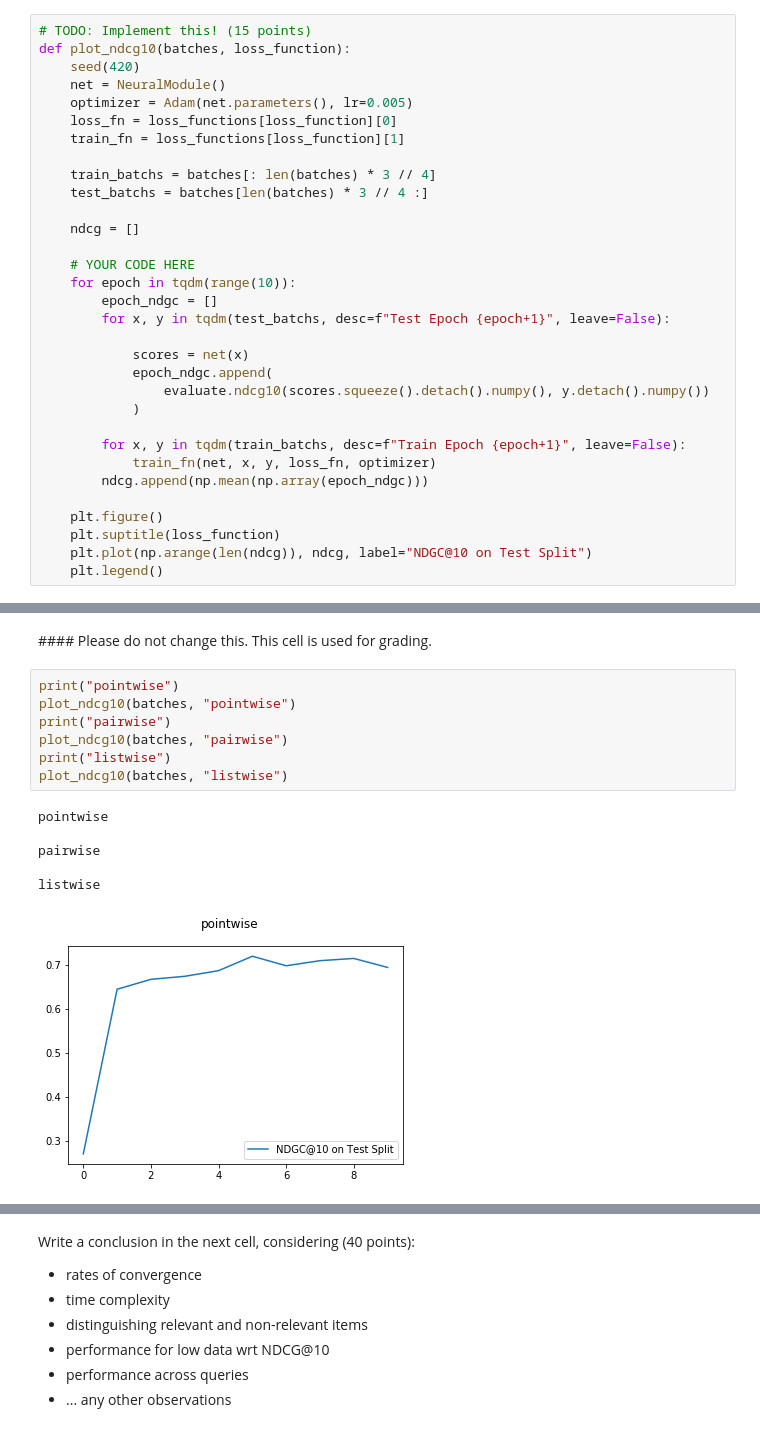
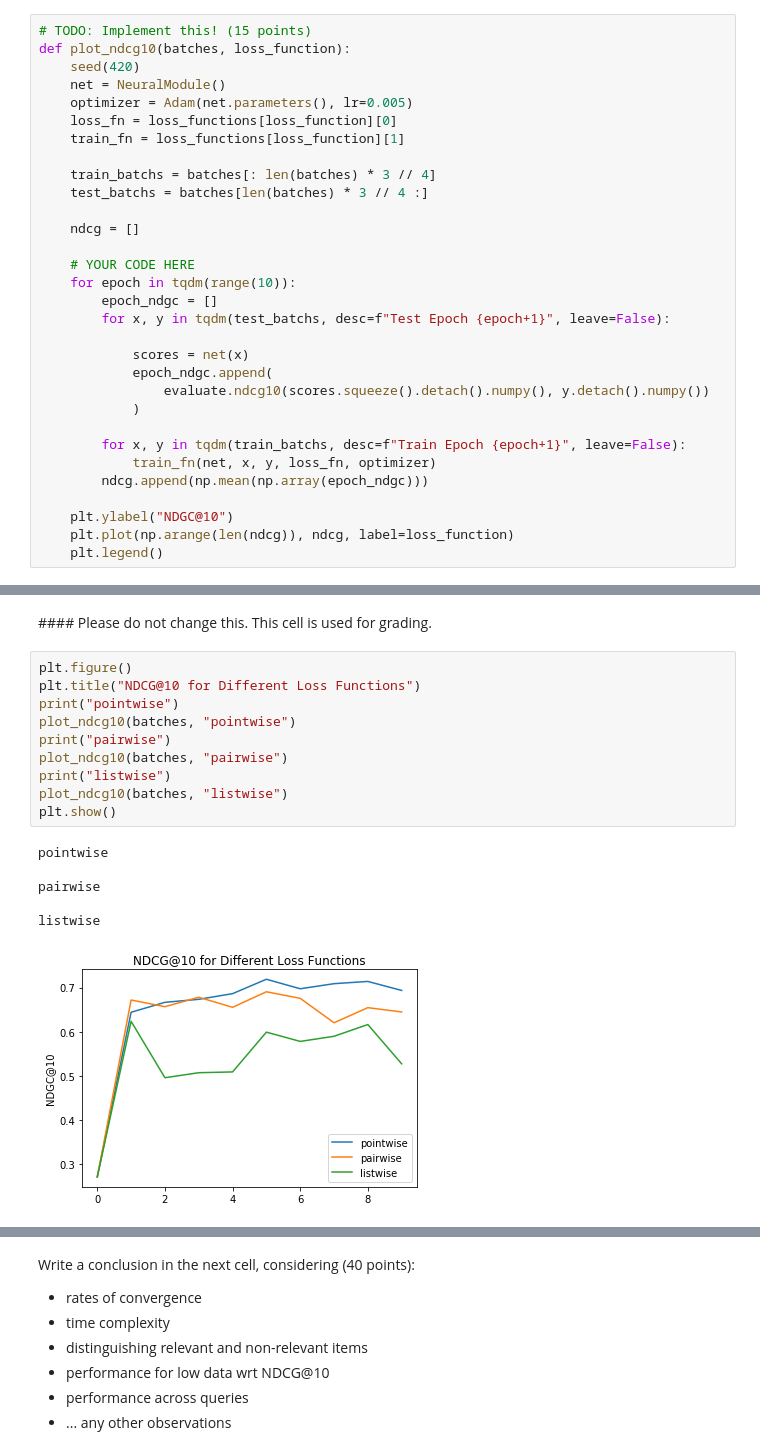
Before and after one commit to thesofakillers/ir1-labs, a Jupyter notebook: hw2/hw2.ipynb, the cells around one changed output, grey strips where cells are left out. Saved outputs shown, nothing was run; the diff lists cells and outputs as text.

Commit message:
put final plots in same figure

```diff
--- a/hw2/hw2.ipynb
+++ b/hw2/hw2.ipynb
@@ -1059,25 +1059,27 @@ def plot_ndcg10(batches, loss_function):
             train_fn(net, x, y, loss_fn, optimizer)
         ndcg.append(np.mean(np.array(epoch_ndgc)))
 
-    plt.figure()
-    plt.suptitle(loss_function)
-    plt.plot(np.arange(len(ndcg)), ndcg, label="NDGC@10 on Test Split")
+    plt.ylabel("NDGC@10")
+    plt.plot(np.arange(len(ndcg)), ndcg, label=loss_function)
     plt.legend()
 # %%
 # Please do not change this. This cell is used for grading.
 # %% [markdown]
 \#### Please do not change this. This cell is used for grading.
 # %%
+plt.figure()
+plt.title("NDCG@10 for Different Loss Functions")
 print("pointwise")
 plot_ndcg10(batches, "pointwise")
 print("pairwise")
 plot_ndcg10(batches, "pairwise")
 print("listwise")
 plot_ndcg10(batches, "listwise")
+plt.show()
 # %% [output]
 pointwise
 
 pairwise
 
 listwise
-[figure, old version]
+[figure, new version]
```
Also changed, not shown: parts of 2 cells of this notebook, 1 other file.
